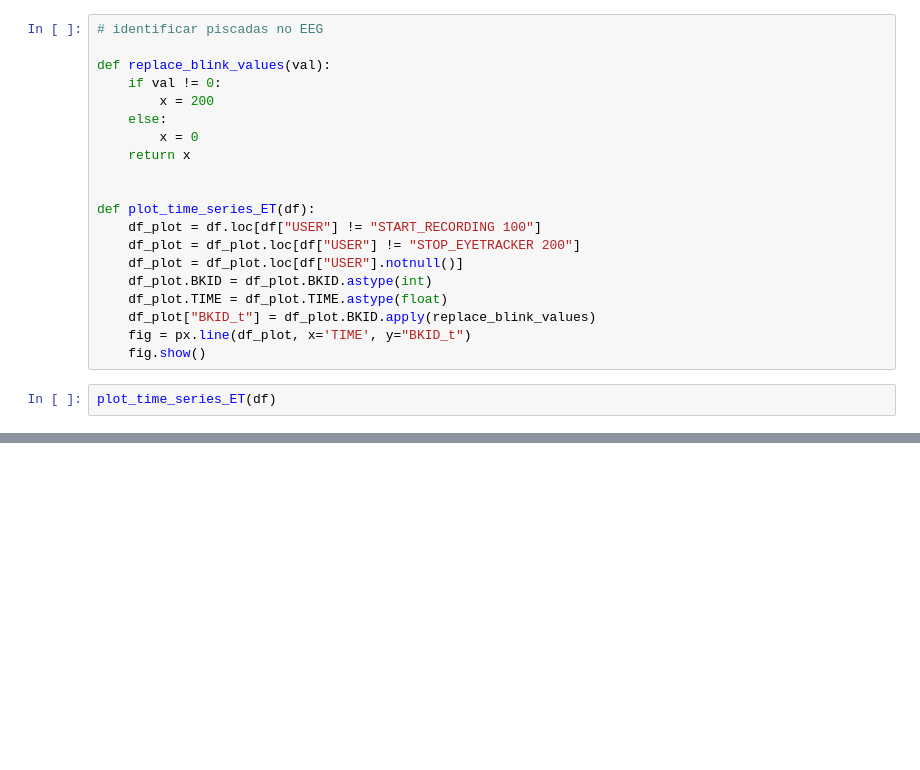
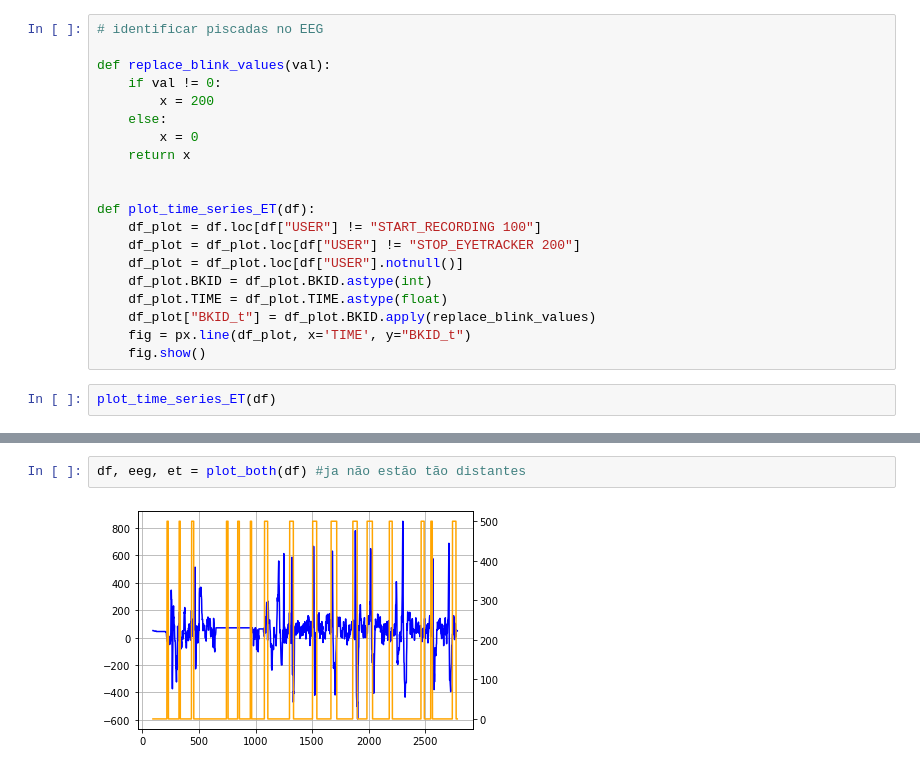
Before and after one commit to anapaulasandes/ppgeb_masters, a Jupyter notebook: python_syncronization/find_blinks.ipynb, the cells around one changed output, grey strips where cells are left out. Drawn from its saved outputs; the diff is of its cells as text; blank space fills up the shorter version.

```diff
--- a/python_syncronization/find_blinks.ipynb
+++ b/python_syncronization/find_blinks.ipynb
@@ -188,0 +202,4 @@ def plot_both(df):
+# %%
+df, eeg, et = plot_both(df) #ja não estão tão distantes
+# %% [output]
+[figure, added]
```
Also changed, not shown: parts of 39 cells of this notebook, 21 other files.
